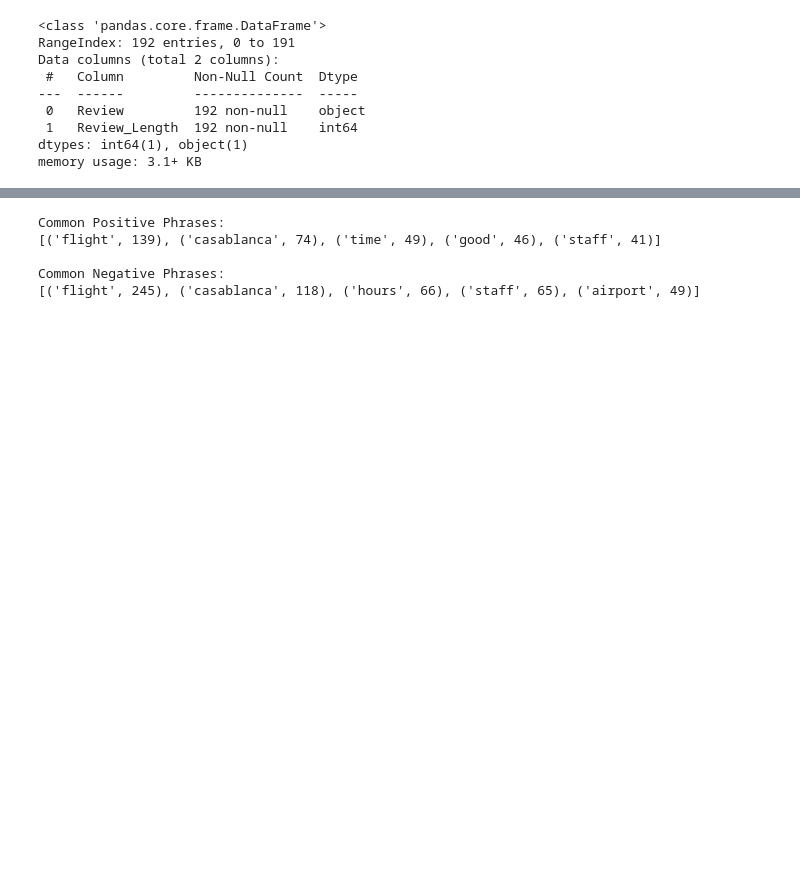
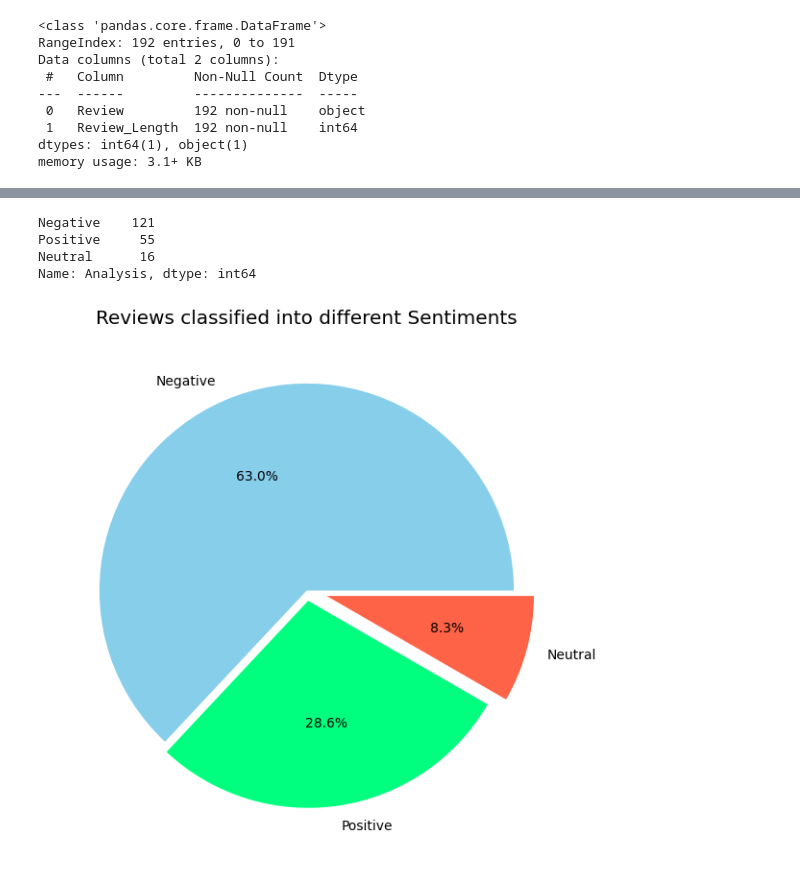
Before and after one commit to yuguerten/Royal-Air-Maroc-Customer-Review-Sentiment-Analyzer-using-NLP, a Jupyter notebook: Royal_Air_Maroc_Sentiment_Explorer.ipynb, the cells around one changed output, grey strips where cells are left out. Saved outputs shown, nothing was run; the diff lists cells and outputs as text; code cells hidden in the pictures; blank space fills up the shorter version.

```diff
--- a/Royal_Air_Maroc_Sentiment_Explorer.ipynb
+++ b/Royal_Air_Maroc_Sentiment_Explorer.ipynb
@@ -153,0 +84,17 @@ plt.show()
+# %%
+def vadersentimentanalysis(review):
+    vs = analyzer.polarity_scores(review)
+    return vs['compound']
+
+reviews['Sentiment'] = reviews['Review'].apply(vadersentimentanalysis)
+
+
+def vader_analysis(compound):
+    if compound >= 0.5:
+        return 'Positive'
+    elif compound < 0 :
+        return 'Negative'
+    else:
+        return 'Neutral'
+reviews['Analysis'] = reviews['Sentiment'].apply(vader_analysis)
+reviews.head()
@@ -154,48 +108,26 @@ plt.show()
+# %%
+
+analysis = reviews['Analysis'].value_counts()
+analysis
+# %% [output]
+Negative    121
+Positive     55
+Neutral      16
+Name: Analysis, dtype: int64
+# %%
+
+plt.figure(figsize=(25,7))
+plt.subplot(1,3,2)
+plt.title("Reviews classified into different Sentiments")
+plt.pie(analysis.values, labels = analysis.index, explode = (0, 0.05, 0.1), autopct='%1.1f%%', shadow=False , colors=("skyblue", "springgreen", "tomato"))
+plt.show()
+# %% [output]
+[figure, added]
 # %%
 from nltk.tokenize import word_tokenize
 from nltk.corpus import stopwords
 from collections import Counter
 from wordcloud import WordCloud
-# %%
-# Initialize SentimentIntensityAnalyzer
-sia = SentimentIntensityAnalyzer()
-
-# Apply sentiment analysis to each review
-reviews['Sentiment_Score'] = reviews['Review'].apply(lambda x: sia.polarity_scores(x)['compound'])
-
-# Tokenize and preprocess the text
-stop_words = set(stopwords.words('english'))
-# Add custom stop words
-custom_stop_words = set(['get','another','even','still','thing','one','due','next'])  # Add your specific words here
-stop_words.update(custom_stop_words)
-
-def preprocess_text(text):
-    tokens = word_tokenize(text)
-    tokens = [word.lower() for word in tokens if word.isalpha() and word.lower() not in stop_words]
-    return tokens
-
-# Tokenize and preprocess the reviews
-reviews['Tokens'] = reviews['Review'].apply(preprocess_text)
-
-# Identify common positive and negative phrases
-positive_reviews = reviews.loc[reviews['Sentiment_Score'] > 0, 'Tokens']
-negative_reviews = reviews.loc[reviews['Sentiment_Score'] < 0, 'Tokens']
-
-common_positive_phrases = Counter([word for review in positive_reviews for word in review])
-common_negative_phrases = Counter([word for review in negative_reviews for word in review])
-
-# Print common positive and negative phrases
-print("Common Positive Phrases:")
-print(common_positive_phrases.most_common(5))  # Adjust the number as needed
-
-print("\nCommon Negative Phrases:")
-print(common_negative_phrases.most_common(5))  # Adjust the number as needed
-# %% [output]
-Common Positive Phrases:
-[('flight', 139), ('casablanca', 74), ('time', 49), ('good', 46), ('staff', 41)]
-
-Common Negative Phrases:
-[('flight', 245), ('casablanca', 118), ('hours', 66), ('staff', 65), ('airport', 49)]
 # %%
 # Tokenize and preprocess the reviews again for creating word cloud
 text = ' '.join(reviews['Review'].tolist())
```
Also changed, not shown: parts of 14 cells of this notebook.
